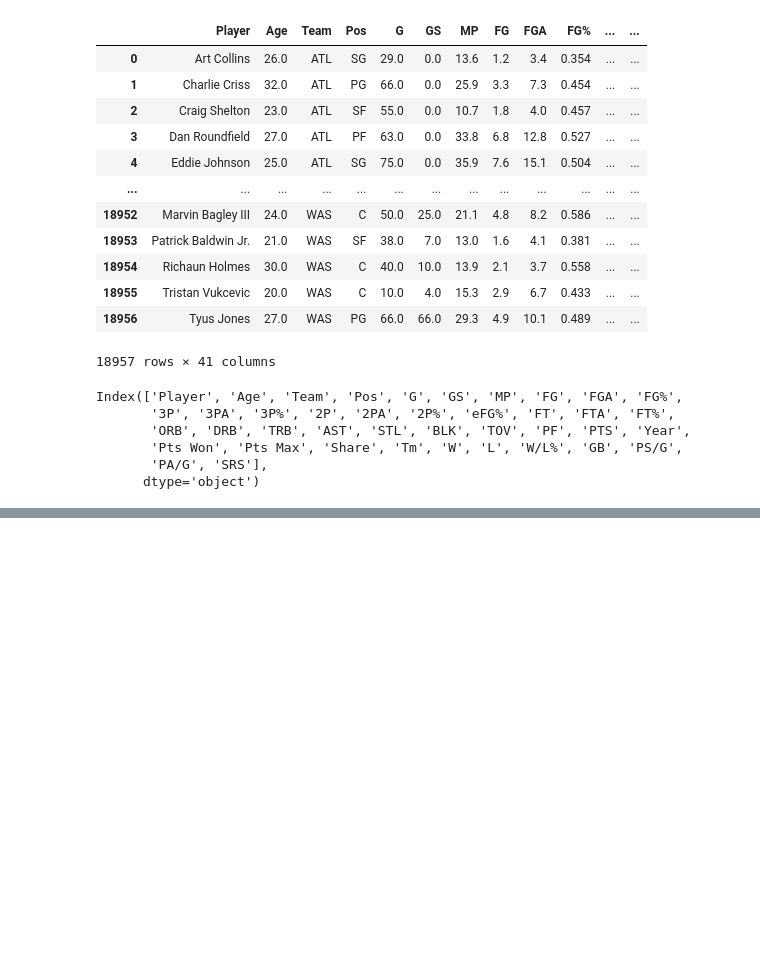
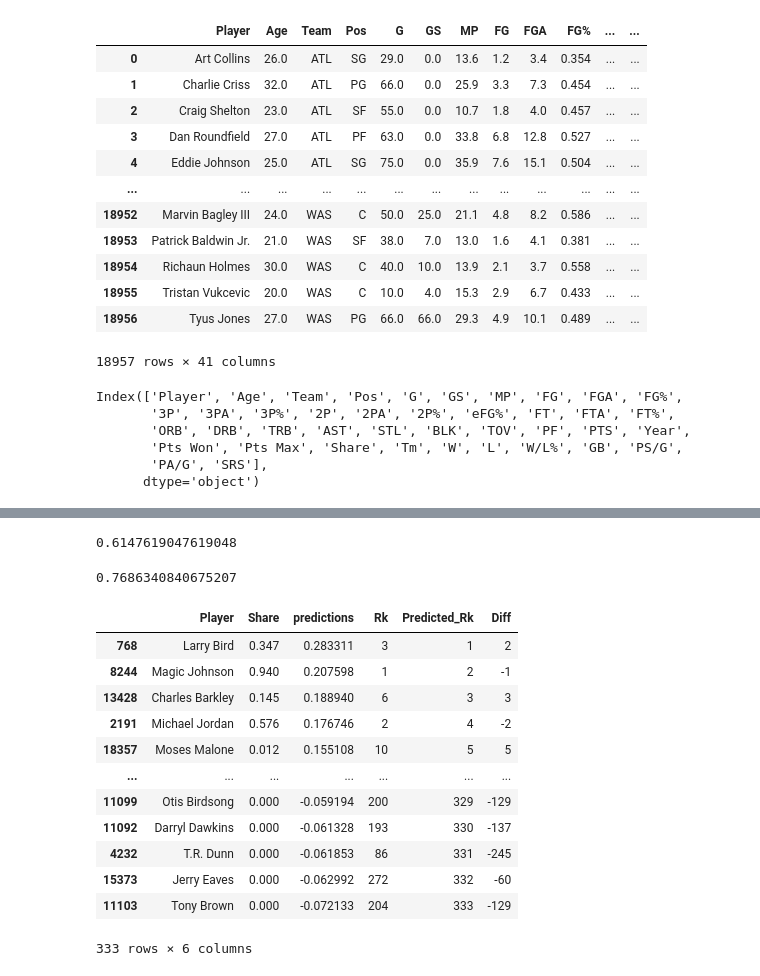
Before and after one commit to SalyanKarki/NBA-MVP-2025, a Jupyter notebook: NBAMVP/machine_learning.ipynb, the cells around one changed output, grey strips where cells are left out. Cells and saved outputs as stored; diff of their text form; code cells hidden in the pictures; blank space fills up the shorter version.

Commit message:
created model based on predictors, acutal and predicted rank in pandas dataframe

```diff
--- a/NBAMVP/machine_learning.ipynb
+++ b/NBAMVP/machine_learning.ipynb
@@ -59,0 +194,59 @@ from sklearn.linear_model import Ridge
+# %%
+def find_ap(combination):
+    actual = combination.sort_values("Share", ascending=False).head(5)
+    predicted = combination.sort_values("predictions", ascending=False)
+    ps = []
+    found = 0
+    seen = 1
+    for index, row in predicted.iterrows():
+        if row["Player"] in actual["Player"].values:
+            found += 1
+            ps.append(found/seen)
+        seen += 1
+    return sum(ps) / len(ps)
+# %%
+find_ap(combination)
+# %% [output]
+0.6147619047619048
+# %%
+years = list(range(1981, 2025))
+# %%
+aps = []
+all_predictions = []
+for year in years[5:]:
+    train = stats[stats["Year"] <year]
+    test = stats[stats["Year"] == year]
+    reg.fit(train[predictors], train["Share"])
+    predictions = reg.predict(test[predictors])
+    predictions = pd.DataFrame(predictions, columns=["predictions"], index=test.index)
+    combination = pd.concat([test[["Player", "Share"]], predictions], axis=1)
+    all_predictions.append(combination)
+    aps.append(find_ap(combination))
+# %%
+sum(aps) / len(aps)
+# %% [output]
+0.7686340840675207
+# %%
+def add_ranks(combination):
+    combination = combination.sort_values("Share", ascending=False)
+    combination["Rk"] = list(range(1, combination.shape[0]+1))
+    combination = combination.sort_values("predictions", ascending=False)
+    combination["Predicted_Rk"] = list(range(1, combination.shape[0]+1))
+    combination["Diff"] = combination["Rk"] - combination["Predicted_Rk"]
+    return combination
+# %%
+add_ranks(all_predictions[1])
+# %% [output]
+|  | Player | Share | predictions | Rk | Predicted_Rk | Diff |
+| 768 | Larry Bird | 0.347 | 0.283311 | 3 | 1 | 2 |
+| 8244 | Magic Johnson | 0.940 | 0.207598 | 1 | 2 | -1 |
+| 13428 | Charles Barkley | 0.145 | 0.188940 | 6 | 3 | 3 |
+| 2191 | Michael Jordan | 0.576 | 0.176746 | 2 | 4 | -2 |
+| 18357 | Moses Malone | 0.012 | 0.155108 | 10 | 5 | 5 |
+| ... | ... | ... | ... | ... | ... | ... |
+| 11099 | Otis Birdsong | 0.000 | -0.059194 | 200 | 329 | -129 |
+| 11092 | Darryl Dawkins | 0.000 | -0.061328 | 193 | 330 | -137 |
+| 4232 | T.R. Dunn | 0.000 | -0.061853 | 86 | 331 | -245 |
+| 15373 | Jerry Eaves | 0.000 | -0.062992 | 272 | 332 | -60 |
+| 11103 | Tony Brown | 0.000 | -0.072133 | 204 | 333 | -129 |
+333 rows × 6 columns
```
Also changed, not shown: parts of 24 cells of this notebook.
